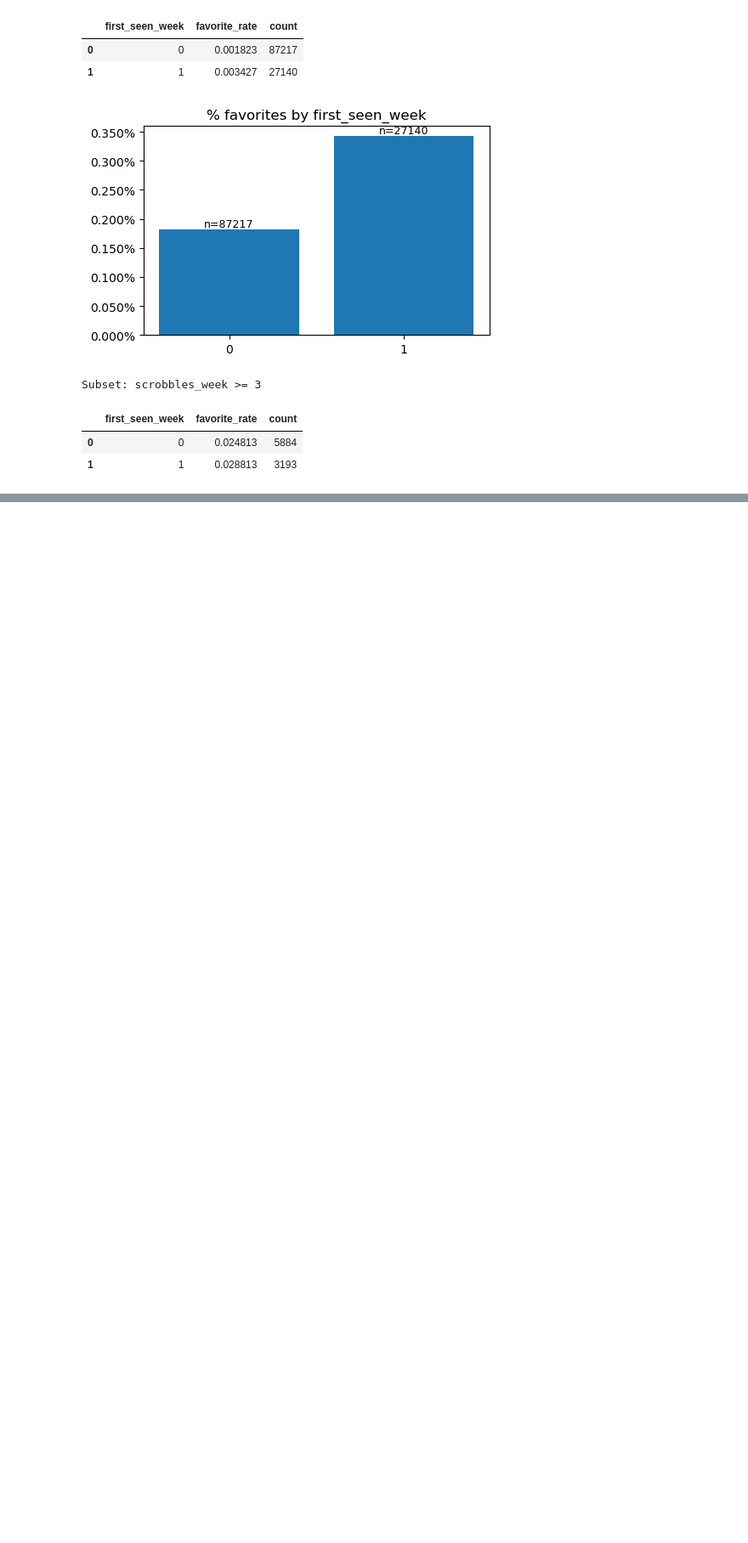
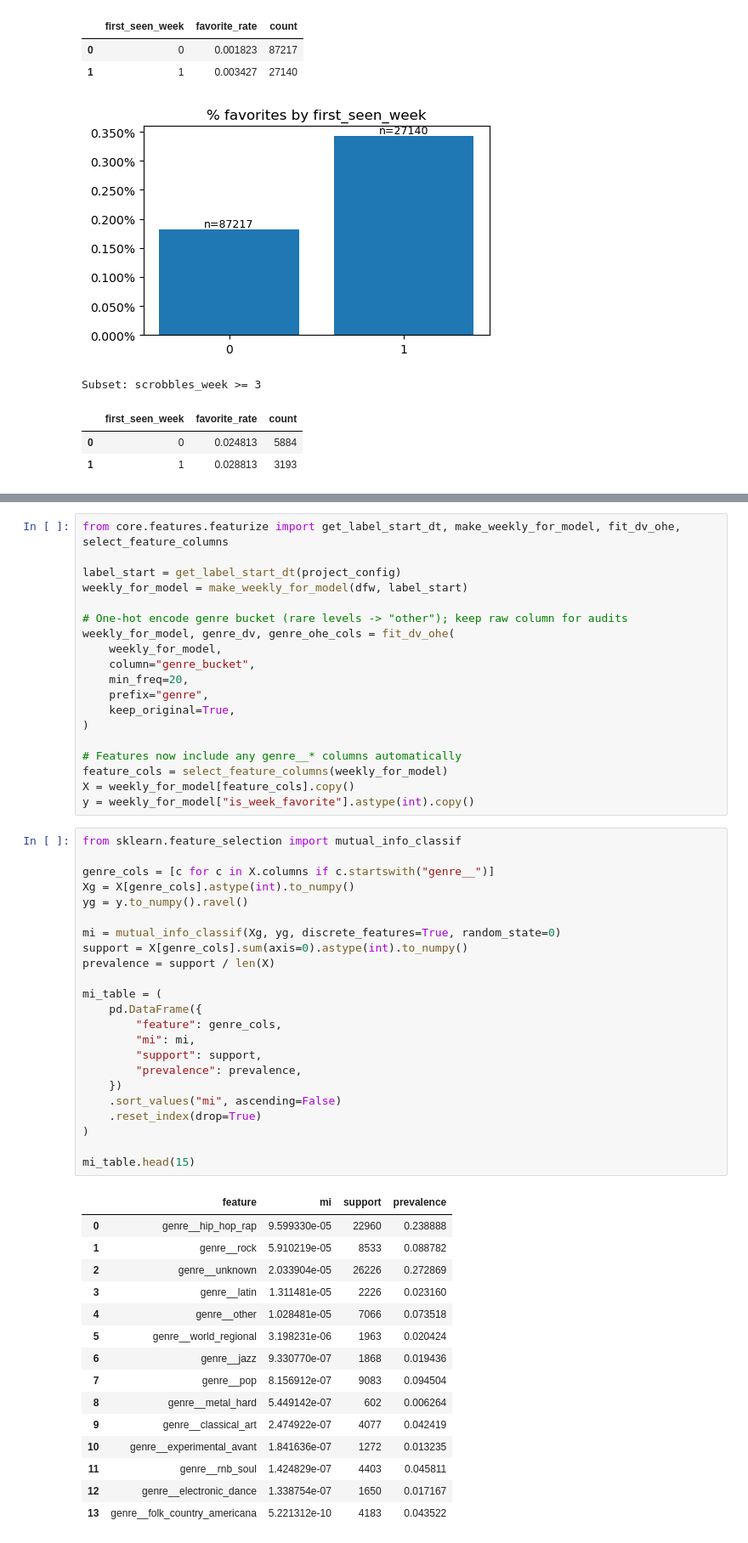
Before and after one commit to Tyainss/song-of-the-week, a Jupyter notebook: notebooks/00_eda.ipynb, the cells around one changed output, grey strips where cells are left out. Shown at 85% size. Drawn from its saved outputs; the diff is of its cells as text; blank space fills up the shorter version.

```diff
--- a/notebooks/00_eda.ipynb
+++ b/notebooks/00_eda.ipynb
@@ -1043,0 +1047,58 @@ Subset: scrobbles_week >= 3
+# %%
+from core.features.featurize import get_label_start_dt, make_weekly_for_model, fit_dv_ohe, select_feature_columns
+
+label_start = get_label_start_dt(project_config)
+weekly_for_model = make_weekly_for_model(dfw, label_start)
+
+# One-hot encode genre bucket (rare levels -> "other"); keep raw column for audits
+weekly_for_model, genre_dv, genre_ohe_cols = fit_dv_ohe(
+    weekly_for_model,
+    column="genre_bucket",
+    min_freq=20,
+    prefix="genre",
+    keep_original=True,
+)
+
+# Features now include any genre__* columns automatically
+feature_cols = select_feature_columns(weekly_for_model)
+X = weekly_for_model[feature_cols].copy()
+y = weekly_for_model["is_week_favorite"].astype(int).copy()
+# %%
+from sklearn.feature_selection import mutual_info_classif
+
+genre_cols = [c for c in X.columns if c.startswith("genre__")]
+Xg = X[genre_cols].astype(int).to_numpy()
+yg = y.to_numpy().ravel()
+
+mi = mutual_info_classif(Xg, yg, discrete_features=True, random_state=0)
+support = X[genre_cols].sum(axis=0).astype(int).to_numpy()
+prevalence = support / len(X)
+
+mi_table = (
+    pd.DataFrame({
+        "feature": genre_cols,
+        "mi": mi,
+        "support": support,
+        "prevalence": prevalence,
+    })
+    .sort_values("mi", ascending=False)
+    .reset_index(drop=True)
+)
+
+mi_table.head(15)
+# %% [output]
+|  | feature | mi | support | prevalence |
+| 0 | genre__hip_hop_rap | 9.599330e-05 | 22960 | 0.238888 |
+| 1 | genre__rock | 5.910219e-05 | 8533 | 0.088782 |
+| 2 | genre__unknown | 2.033904e-05 | 26226 | 0.272869 |
+| 3 | genre__latin | 1.311481e-05 | 2226 | 0.023160 |
+| 4 | genre__other | 1.028481e-05 | 7066 | 0.073518 |
+| 5 | genre__world_regional | 3.198231e-06 | 1963 | 0.020424 |
+| 6 | genre__jazz | 9.330770e-07 | 1868 | 0.019436 |
+| 7 | genre__pop | 8.156912e-07 | 9083 | 0.094504 |
+| 8 | genre__metal_hard | 5.449142e-07 | 602 | 0.006264 |
+| 9 | genre__classical_art | 2.474922e-07 | 4077 | 0.042419 |
+| 10 | genre__experimental_avant | 1.841636e-07 | 1272 | 0.013235 |
+| 11 | genre__rnb_soul | 1.424829e-07 | 4403 | 0.045811 |
+| 12 | genre__electronic_dance | 1.338754e-07 | 1650 | 0.017167 |
+| 13 | genre__folk_country_americana | 5.221312e-10 | 4183 | 0.043522 |
```
Also changed, not shown: parts of 2 cells of this notebook, 3 other files.
